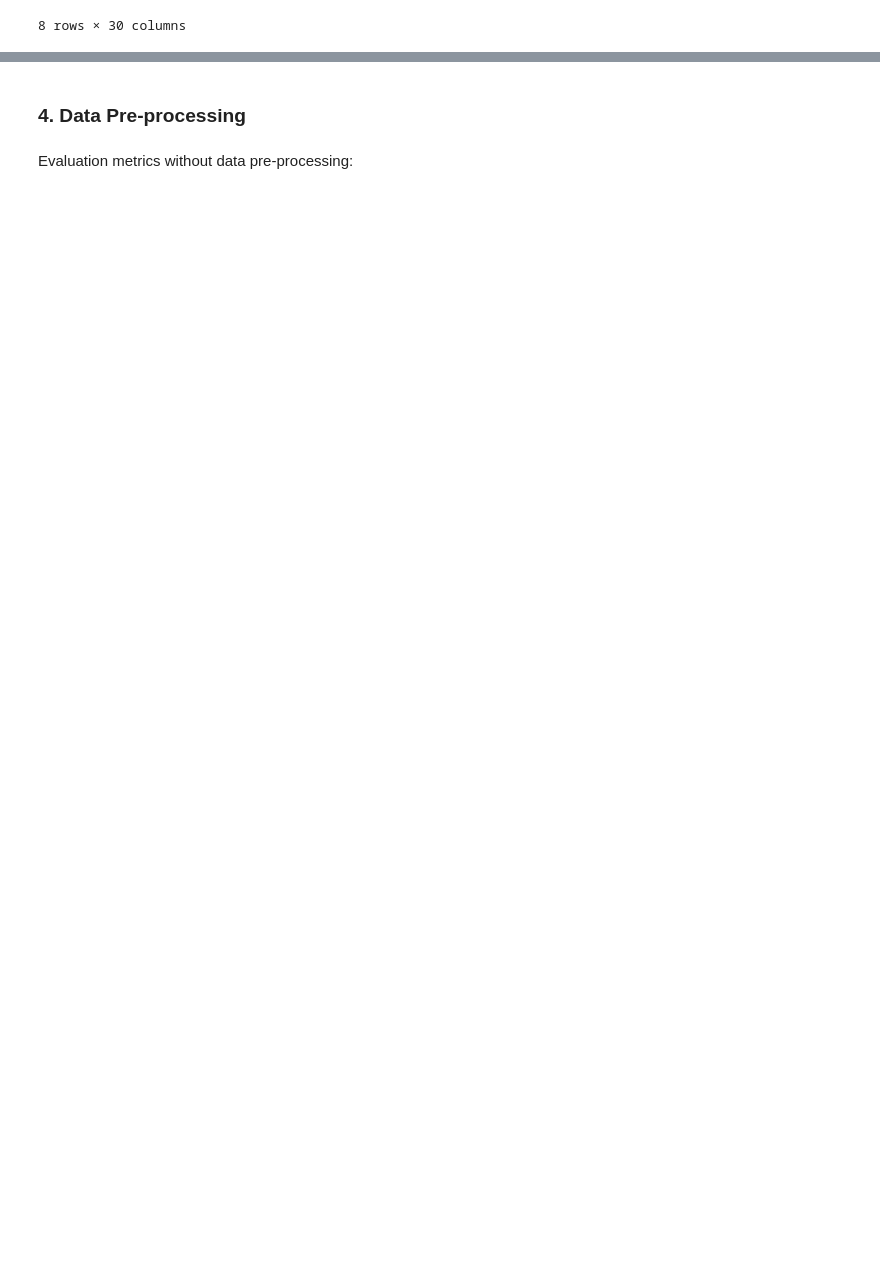
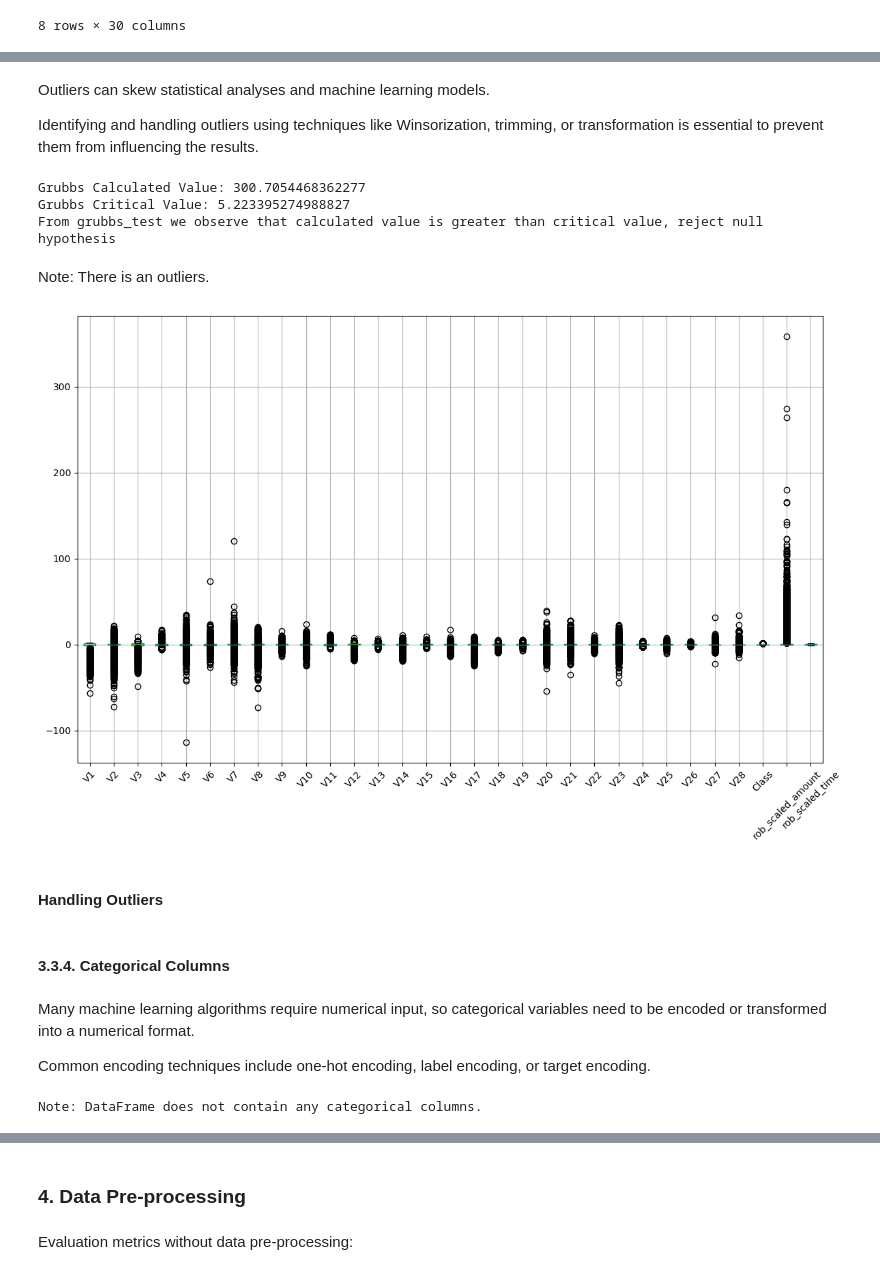
Before and after one commit to rezaaldama/CCFraudModel, a Jupyter notebook: CCFraudModel.ipynb, the cells around one changed output, grey strips where cells are left out. Cells and saved outputs as stored; diff of their text form; code cells hidden in the pictures; blank space fills up the shorter version.

```diff
--- a/CCFraudModel.ipynb
+++ b/CCFraudModel.ipynb
@@ -132,0 +166,17 @@ plot_distribution(df, 'Amount')
+# %%
+rob_scaler = RobustScaler()
+
+df_scaled = df.copy()
+
+df_scaled['rob_scaled_amount'] = rob_scaler.fit_transform(df['Amount'].values.reshape(-1,1))
+df_scaled['rob_scaled_time'] = rob_scaler.fit_transform(df['Time'].values.reshape(-1,1))
+
+df_scaled.drop(['Amount', 'Time'], axis=1, inplace=True)
+
+y = df['Class']
+features = ['V1', 'V2', 'V3', 'V4', 'V5', 'V6', 'V7', 'V8', 'V9', 'V10', 'V11',
+       'V12', 'V13', 'V14', 'V15', 'V16', 'V17', 'V18', 'V19', 'V20', 'V21',
+       'V22', 'V23', 'V24', 'V25', 'V26', 'V27', 'V28', 'rob_scaled_amount', 'rob_scaled_time']
+
+X_scaled = df_scaled[features]
+y_scaled = df_scaled['Class']
@@ -132,0 +185,4 @@ plot_distribution(df, 'Amount')
+# %% [markdown]
+Outliers can skew statistical analyses and machine learning models.
+
+Identifying and handling outliers using techniques like Winsorization, trimming, or transformation is essential to prevent them from influencing the results.
@@ -132,0 +214,18 @@ plot_distribution(df, 'Amount')
+# %%
+grubbs_test(df_scaled)
+# %% [output]
+Grubbs Calculated Value: 300.7054468362277
+Grubbs Critical Value: 5.223395274988827
+From grubbs_test we observe that calculated value is greater than critical value, reject null hypothesis
+# %% [markdown]
+Note: There is an outliers.
+# %%
+plt.figure(figsize=(12, 8))
+df_scaled.boxplot()
+plt.xticks(rotation=45)  # Rotate x-axis labels for better readability
+plt.tight_layout()  # Adjust layout to prevent overlap of subplots
+plt.show()
+# %% [output]
+[figure, added]
+# %% [markdown]
+#### Handling Outliers
@@ -132,0 +234,16 @@ plot_distribution(df, 'Amount')
+# %% [markdown]
+#### 3.3.4. Categorical Columns
+# %% [markdown]
+Many machine learning algorithms require numerical input, so categorical variables need to be encoded or transformed into a numerical format.
+
+Common encoding techniques include one-hot encoding, label encoding, or target encoding.
+# %%
+# Check if any column has data type 'category'
+categorical_columns = df.select_dtypes(include=['category']).columns
+
+if len(categorical_columns) > 0:
+    print("Note: DataFrame contains categorical column(s):", categorical_columns)
+else:
+    print("Note: DataFrame does not contain any categorical columns.")
+# %% [output]
+Note: DataFrame does not contain any categorical columns.
```
Also changed, not shown: parts of 61 cells of this notebook.
